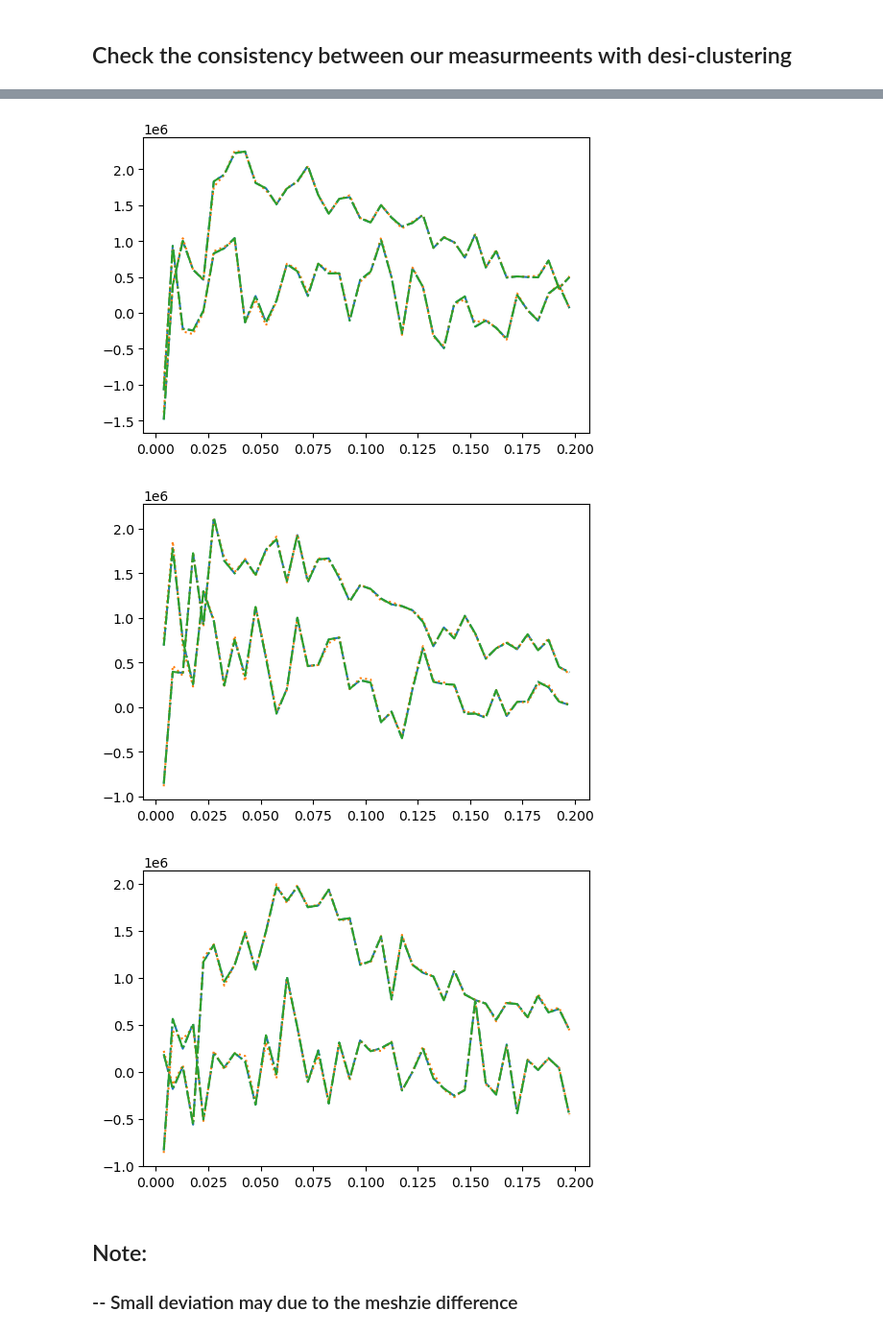
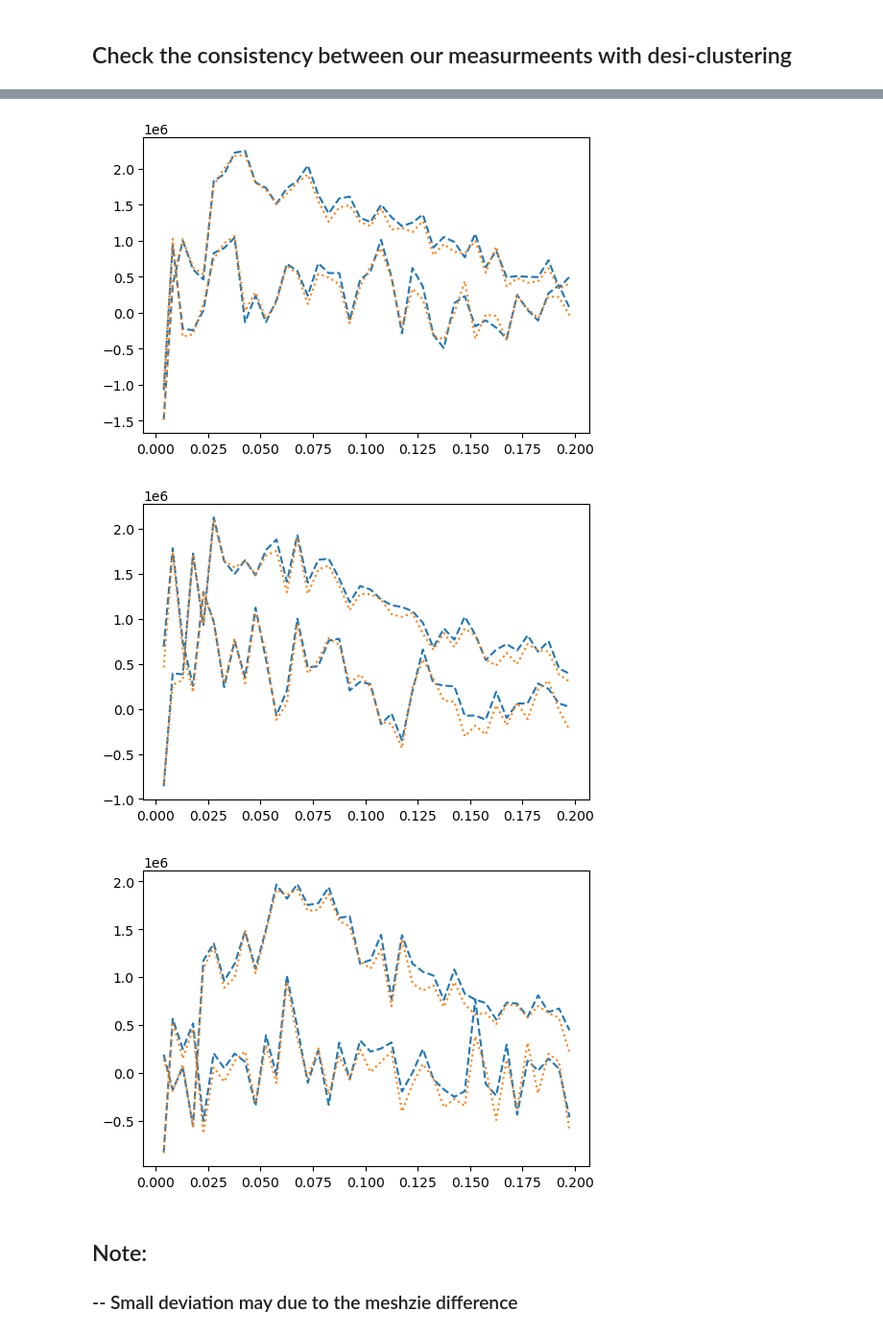
Before and after one commit to ShengyuHE/desi_y3_redshift_errors, a Jupyter notebook: main/clustering/notebooks/check_mesh.ipynb, the cells around one changed output, grey strips where cells are left out. Shown at 96% size. Cells and saved outputs as stored; diff of their text form; code cells hidden in the pictures.

```diff
--- a/main/clustering/notebooks/check_mesh.ipynb
+++ b/main/clustering/notebooks/check_mesh.ipynb
@@ -28,12 +33,14 @@ for id in range(5):
     # fn1 = f'/global/cfs/cdirs/desi/science/cai/desi-clustering/dr2/summary_statistics/full_shape/data_splits/holi-v3-altmtl/mock{id}/mesh2_spectrum_poles_{tracer}_{zlabel}_{region}_weight-default-FKP.h5'
     # fn2 = f'/global/cfs/cdirs/desi/science/cai/desi-clustering/dr2/summary_statistics/full_shape/base/holi-v3-altmtl/mock{id}/mesh2_spectrum_poles_{tracer}_{zlabel}_{region}_weight-default-FKP.h5'
     # fn3 = f'/pscratch/sd/s/shengyu/galaxies/catalogs/Y3/AbacusHF-v2/test/full_shape/base/abacus-hf-dr2-v2-altmtl/mock{id}/mesh2_spectrum_poles_{tracer}_{zlabel}_{region}_weight-default-FKP.h5'
-    fn4 = '/pscratch/sd/s/shengyu/galaxies/catalogs/Y3/AbacusHF-v2/altmtl/QSO/mock0/mpspk/mesh2_cutsky_spectrum_poles_QSO_z0.8-2.1_DR2_v2.0+dv_test.h5'
-    lss = ['--', ':']
+    fn2 = '/pscratch/sd/s/shengyu/galaxies/catalogs/Y3/AbacusHF-v2/altmtl/QSO/mock0/mpspk/mesh2_spectrum_poles_QSO_z0.8-2.1_DR2_v2.0+dv_verr_nonparam.h5'
+    fn3 = '/pscratch/sd/s/shengyu/galaxies/catalogs/Y3/AbacusHF-v2/altmtl/QSO/mock0/mpspk/mesh2_spectrum_poles_QSO_z0.8-2.1_DR2_v2.0+dv_verr_nonparam_zevol.h5'
+    fn4 = '/pscratch/sd/s/shengyu/galaxies/catalogs/Y3/AbacusHF-v2/altmtl/QSO/mock0/mpspk/mesh2_spectrum_poles_QSO_z0.8-2.1_DR2_v2.0+dv_test.h5'
+    lss = ['-', ':', '-.', '--', '--', ':', '-.', '-']
     fig = plt.figure(figsize=(6,4))
     if not os.path.exists(fn2) or not os.path.exists(fn1):
         continue
-    for f, fn in enumerate([fn1, fn2]):
+    for f, fn in enumerate([fn1, fn2, fn3, fn4]):
         (k, pk), _ = read_data_from_fn(fn, corr)
         plt.plot(k, k*pk[0], color = f'C{f}', ls =lss[f])
         plt.plot(k, k*pk[1], color = f'C{f}', ls =lss[f])
@@ -52,17 +59,19 @@ tracer = 'QSO'
 zsnaps, zranges = GET_REDSHIFT_SET(version, 'altmtl')
 zrange = zranges[tracer[:3]][0]
 zlabel = f'z{zrange[0]}-{zrange[1]}'
-region = 'GCcomb'
+region = 'SGC'
 lss = ['--', ':', '-.']
 for id in range(4):
     if tracer =='ELG': tracer = 'ELG_LOPnotqso'
-    fn1 = f'/pscratch/sd/s/shengyu/galaxies/catalogs/Y3/AbacusHF-v2/altmtl/{tracer[:3]}/mock{id}/mpspk/mesh3_spectrum_poles_sugiyama_{tracer[:3]}_{zlabel}_{region}_DR2_v2.0.h5'
-    fn2 = f'/pscratch/sd/s/shengyu/galaxies/catalogs/Y3/AbacusHF-v2/altmtl/{tracer[:3]}/mock{id}/mpspk/mesh3_spectrum_poles_sugiyama_{tracer[:3]}_{zlabel}_DR2_v2.0.h5'
+    fn1 = f'/pscratch/sd/s/shengyu/galaxies/catalogs/Y3/AbacusHF-v2/altmtl/{tracer[:3]}/mock{id}/mpspk/mesh3_spectrum_poles_sugiyama_{tracer[:3]}_{zlabel}_DR2_v2.0.h5'
+    fn2 = f'/pscratch/sd/s/shengyu/galaxies/catalogs/Y3/AbacusHF-v2/altmtl/{tracer[:3]}/mock{id}/mpspk/mesh3_spectrum_poles_sugiyama_{tracer[:3]}_{zlabel}_DR2_v2.0+dv_verr_nonparam.h5'
+
+    # fn2 = f'/pscratch/sd/s/shengyu/galaxies/catalogs/Y3/AbacusHF-v2/altmtl/{tracer[:3]}/mock{id}/mpspk/mesh3_spectrum_poles_sugiyama_{tracer[:3]}_{zlabel}_DR2_v2.0.h5'
     # fn1 = f'/pscratch/sd/s/shengyu/galaxies/catalogs/Y3/{version}/altmtl/{tracer[:3]}/mock{id}/mpspk/mesh3_spectrum_poles_sugiyama_{tracer[:3]}_{zlabel}_{region}_holi_v3.h5'
-    fn3 = f'/global/cfs/cdirs/desi/science/cai/desi-clustering/dr2/summary_statistics/full_shape/base/abacus-hf-dr2-v2-altmtl/mock{id}/mesh3_spectrum_sugiyama-diagonal_poles_{tracer}_{zlabel}_{region}_weight-default-FKP.h5'
+    # fn3 = f'/global/cfs/cdirs/desi/science/cai/desi-clustering/dr2/summary_statistics/full_shape/base/abacus-hf-dr2-v2-altmtl/mock{id}/mesh3_spectrum_sugiyama-diagonal_poles_{tracer}_{zlabel}_{region}_weight-default-FKP.h5'
     # fn3 = f'/global/cfs/cdirs/desi/science/cai/desi-clustering/dr2/summary_statistics/full_shape/base/holi-v3-altmtl/mock{id}/mesh3_spectrum_sugiyama-diagonal_poles_{tracer}_{zlabel}_{region}_weight-default-FKP.h5'
     fig = plt.figure(figsize=(6,4))
-    for f, fn in enumerate([fn1, fn3, fn2][:]):
+    for f, fn in enumerate([fn1, fn2][:]):
         (k, bk), _ = read_data_from_fn(fn, corr)
         # if fn == fn1:
             # bk[(0,0,0)]=bk[(0,0,0)]*1.71
@@ -76,6 +85,6 @@ for id in range(4):
-[figure, old version]
+[figure, new version]
-[figure, old version]
+[figure, new version]
-[figure, old version]
+[figure, new version]
 # %% [markdown]
 ## Note:
 ### -- Small deviation may due to the meshzie difference
```
Also changed, not shown: parts of 3 cells of this notebook, 20 other files.
